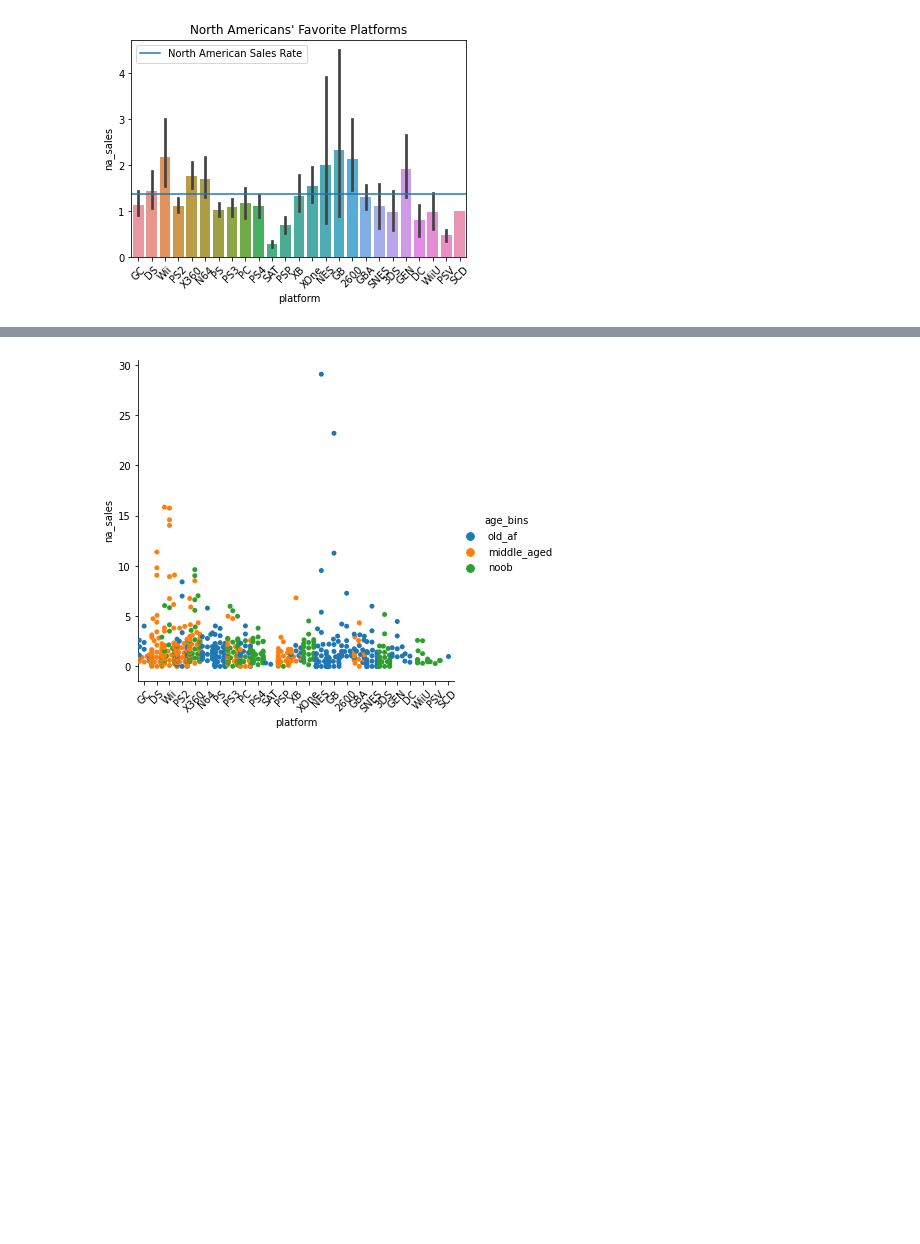
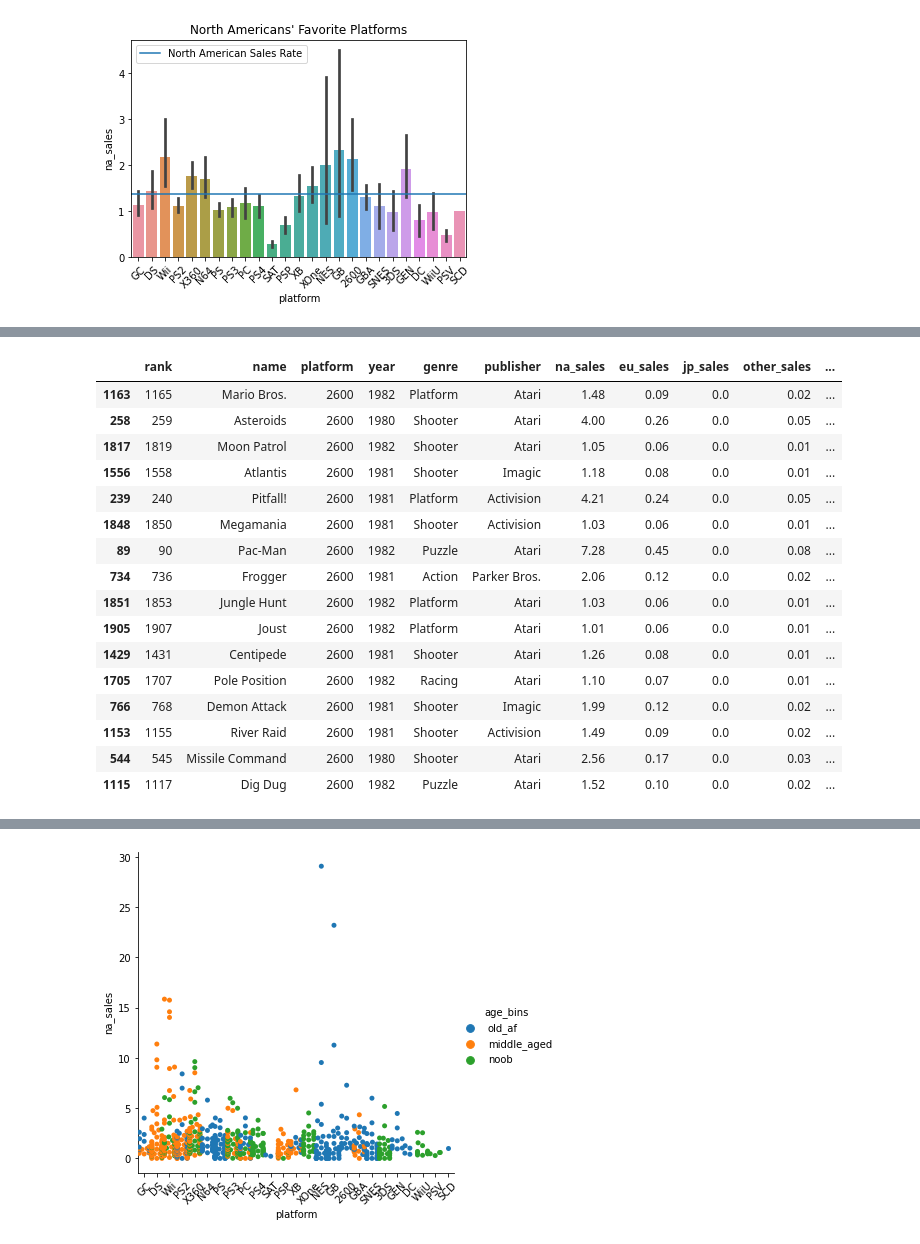
Before and after one commit to brentschriver/press_start, a Jupyter notebook: press-start-workflow.ipynb, the cells around one changed output, grey strips where cells are left out. Saved outputs shown, nothing was run; the diff lists cells and outputs as text; code cells hidden in the pictures; blank space fills up the shorter version.

```diff
--- a/press-start-workflow.ipynb
+++ b/press-start-workflow.ipynb
@@ -484,0 +524,20 @@ top_platforms
+# %%
+train[train.platform == '2600']
+# %% [output]
+|  | rank | name | platform | year | genre | publisher | na_sales | eu_sales | jp_sales | other_sales | ... |
+| 1163 | 1165 | Mario Bros. | 2600 | 1982 | Platform | Atari | 1.48 | 0.09 | 0.0 | 0.02 | ... |
+| 258 | 259 | Asteroids | 2600 | 1980 | Shooter | Atari | 4.00 | 0.26 | 0.0 | 0.05 | ... |
+| 1817 | 1819 | Moon Patrol | 2600 | 1982 | Shooter | Atari | 1.05 | 0.06 | 0.0 | 0.01 | ... |
+| 1556 | 1558 | Atlantis | 2600 | 1981 | Shooter | Imagic | 1.18 | 0.08 | 0.0 | 0.01 | ... |
+| 239 | 240 | Pitfall! | 2600 | 1981 | Platform | Activision | 4.21 | 0.24 | 0.0 | 0.05 | ... |
+| 1848 | 1850 | Megamania | 2600 | 1981 | Shooter | Activision | 1.03 | 0.06 | 0.0 | 0.01 | ... |
+| 89 | 90 | Pac-Man | 2600 | 1982 | Puzzle | Atari | 7.28 | 0.45 | 0.0 | 0.08 | ... |
+| 734 | 736 | Frogger | 2600 | 1981 | Action | Parker Bros. | 2.06 | 0.12 | 0.0 | 0.02 | ... |
+| 1851 | 1853 | Jungle Hunt | 2600 | 1982 | Platform | Atari | 1.03 | 0.06 | 0.0 | 0.01 | ... |
+| 1905 | 1907 | Joust | 2600 | 1982 | Platform | Atari | 1.01 | 0.06 | 0.0 | 0.01 | ... |
+| 1429 | 1431 | Centipede | 2600 | 1981 | Shooter | Atari | 1.26 | 0.08 | 0.0 | 0.01 | ... |
+| 1705 | 1707 | Pole Position | 2600 | 1982 | Racing | Atari | 1.10 | 0.07 | 0.0 | 0.01 | ... |
+| 766 | 768 | Demon Attack | 2600 | 1981 | Shooter | Imagic | 1.99 | 0.12 | 0.0 | 0.02 | ... |
+| 1153 | 1155 | River Raid | 2600 | 1981 | Shooter | Activision | 1.49 | 0.09 | 0.0 | 0.02 | ... |
+| 544 | 545 | Missile Command | 2600 | 1980 | Shooter | Atari | 2.56 | 0.17 | 0.0 | 0.03 | ... |
+| 1115 | 1117 | Dig Dug | 2600 | 1982 | Puzzle | Atari | 1.52 | 0.10 | 0.0 | 0.02 | ... |
```
Also changed, not shown: parts of 82 cells of this notebook, 1 other file.
